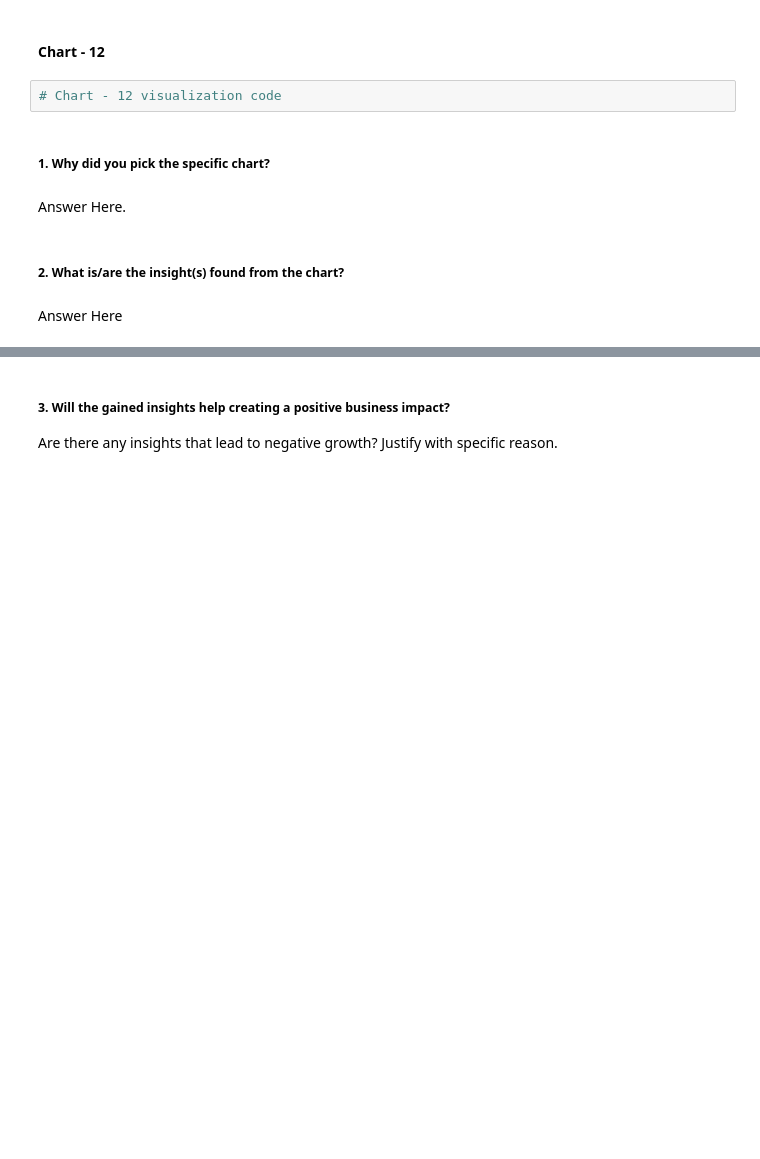
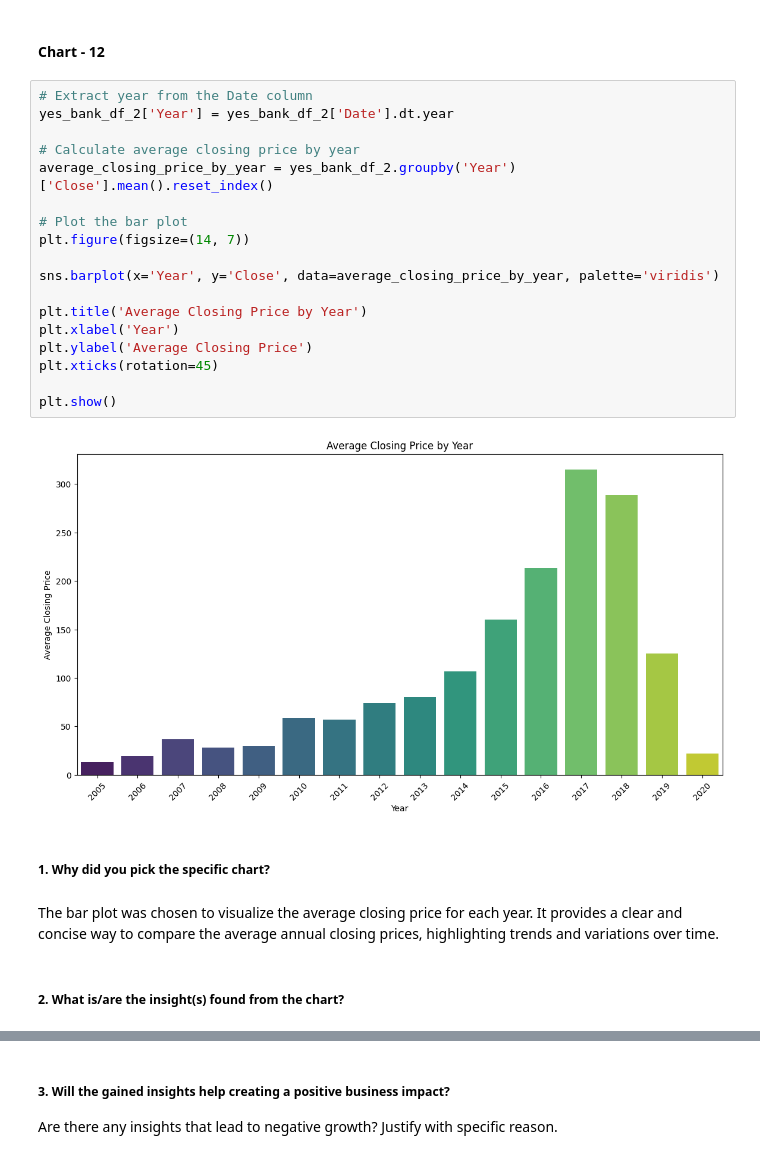
Before and after one commit to KushangShah/ML-Project-End-to-End-Machine-Learning., a Jupyter notebook: Yes_Bank_Stock_Closing_Price_Prediction.ipynb, the cells around one changed output, grey strips where cells are left out. Saved outputs shown, nothing was run; the diff lists cells and outputs as text; blank space fills up the shorter version.

```diff
--- a/Yes_Bank_Stock_Closing_Price_Prediction.ipynb
+++ b/Yes_Bank_Stock_Closing_Price_Prediction.ipynb
@@ -715,13 +715,29 @@ Yes, the insights can be beneficial:
 - Negative Growth: Identifying extreme values or unusual distributions can prompt further investigation into the causes, such as pre-market news or events, allowing for better risk management and corrective actions.
 # %% [markdown]
 #### Chart - 12
-# %%
-# Chart - 12 visualization code
+# %%
+# Extract year from the Date column
+yes_bank_df_2['Year'] = yes_bank_df_2['Date'].dt.year
+
+# Calculate average closing price by year
+average_closing_price_by_year = yes_bank_df_2.groupby('Year')['Close'].mean().reset_index()
+
+# Plot the bar plot
+plt.figure(figsize=(14, 7))
+
+sns.barplot(x='Year', y='Close', data=average_closing_price_by_year, palette='viridis')
+
+plt.title('Average Closing Price by Year')
+plt.xlabel('Year')
+plt.ylabel('Average Closing Price')
+plt.xticks(rotation=45)
+
+plt.show()
+# %% [output]
+[figure, added]
 # %% [markdown]
 ##### 1. Why did you pick the specific chart?
-# %% [markdown]
-Answer Here.
+# %% [markdown]
+The bar plot was chosen to visualize the average closing price for each year. It provides a clear and concise way to compare the average annual closing prices, highlighting trends and variations over time.
 # %% [markdown]
 ##### 2. What is/are the insight(s) found from the chart?
-# %% [markdown]
-Answer Here
```
Also changed, not shown: parts of 11 cells of this notebook.
